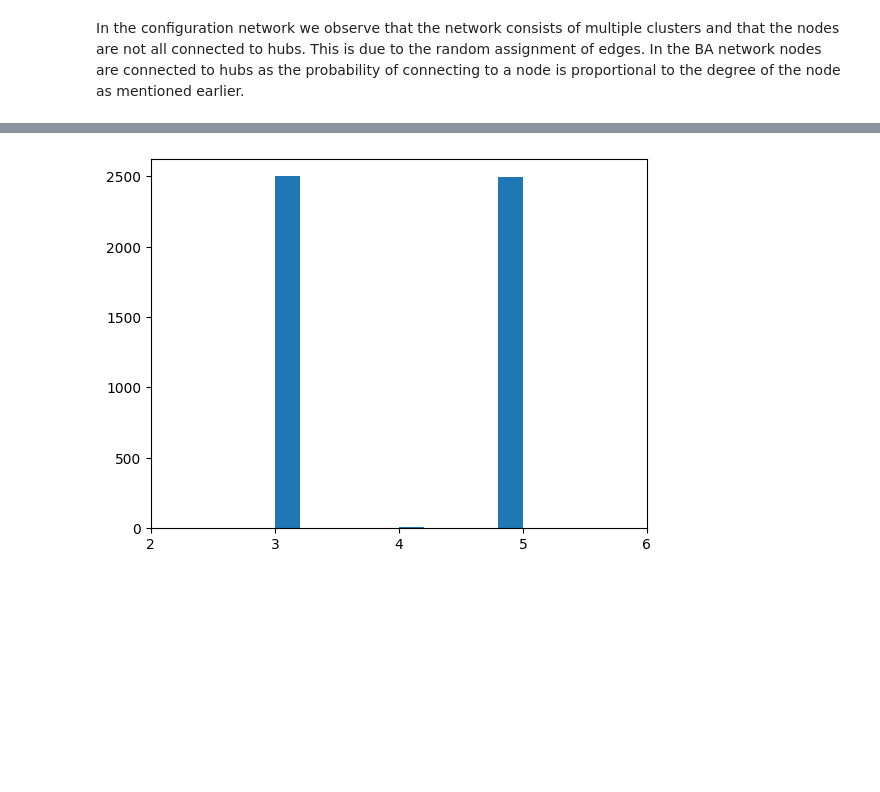
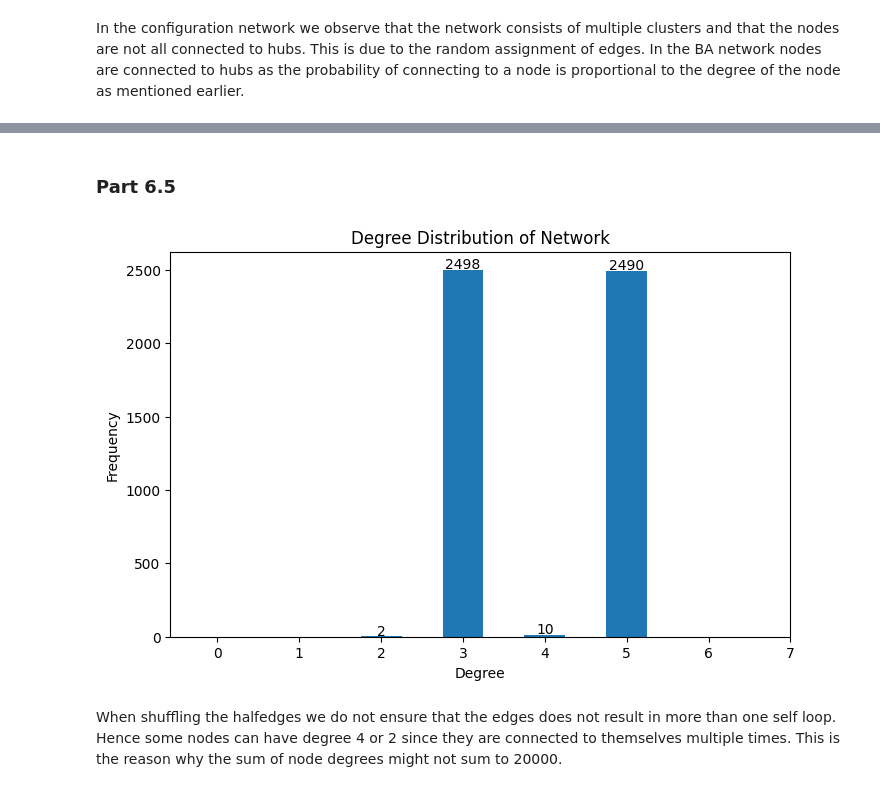
Before and after one commit to s185231/02805_SocialGraphs, a Jupyter notebook: Assignment1.ipynb, the cells around one changed output, grey strips where cells are left out. Drawn from its saved outputs; the diff is of its cells as text; code cells hidden in the pictures; blank space fills up the shorter version.

Commit message:
Part 6

```diff
--- a/Assignment1.ipynb
+++ b/Assignment1.ipynb
@@ -646,16 +627,27 @@ plt.show()
-# %%
-# create the histogram
-plt.hist(network_degrees, align='mid') # `align='left'` is used to center the labels
-
-# now, define the ticks (i.e. locations where the labels will be plotted)
-xticks = [i for i in range(2,7)]
-
-# also define the labels we'll use (note this MUST have the same size as `xticks`!)
-#xtick_labels = ['Family-%d' % (f+1) for f in range(NUM_FAMILIES)]
-
-# add the ticks and labels to the plot
-plt.xticks(xticks)
-
-plt.show()
-# %% [output]
-[figure, removed]
+# %% [markdown]
+### Part 6.5
+# %%
+
+count, bins = np.histogram(network_degrees,bins=range(max(network_degrees) + 3))
+
+plt.figure(figsize=(8, 5))
+
+plt.bar(bins[:-1], count, width=.5, align='center')
+plt.xlabel('Degree')
+plt.ylabel('Frequency')
+plt.title('Degree Distribution of Network')
+plt.xticks(np.arange(0, max(network_degrees)+3, 1))
+
+# add text with frequency of each bin
+for i in range(0, len(count)):
+    if count[i] > 0:
+        x_pos = bins[i]
+        y_pos = count[i] + 10
+        label = str(count[i]) # relative frequency of each bin
+        plt.text(x_pos, y_pos, label, horizontalalignment='center')
+
+plt.show()
+# %% [output]
+[figure, added]
+# %% [markdown]
+When shuffling the halfedges we do not ensure that the edges does not result in more than one self loop. Hence some nodes can have degree 4 or 2 since they are connected to themselves multiple times. This is the reason why the sum of node degrees might not sum to 20000.
```
Also changed, not shown: parts of 8 cells of this notebook.
